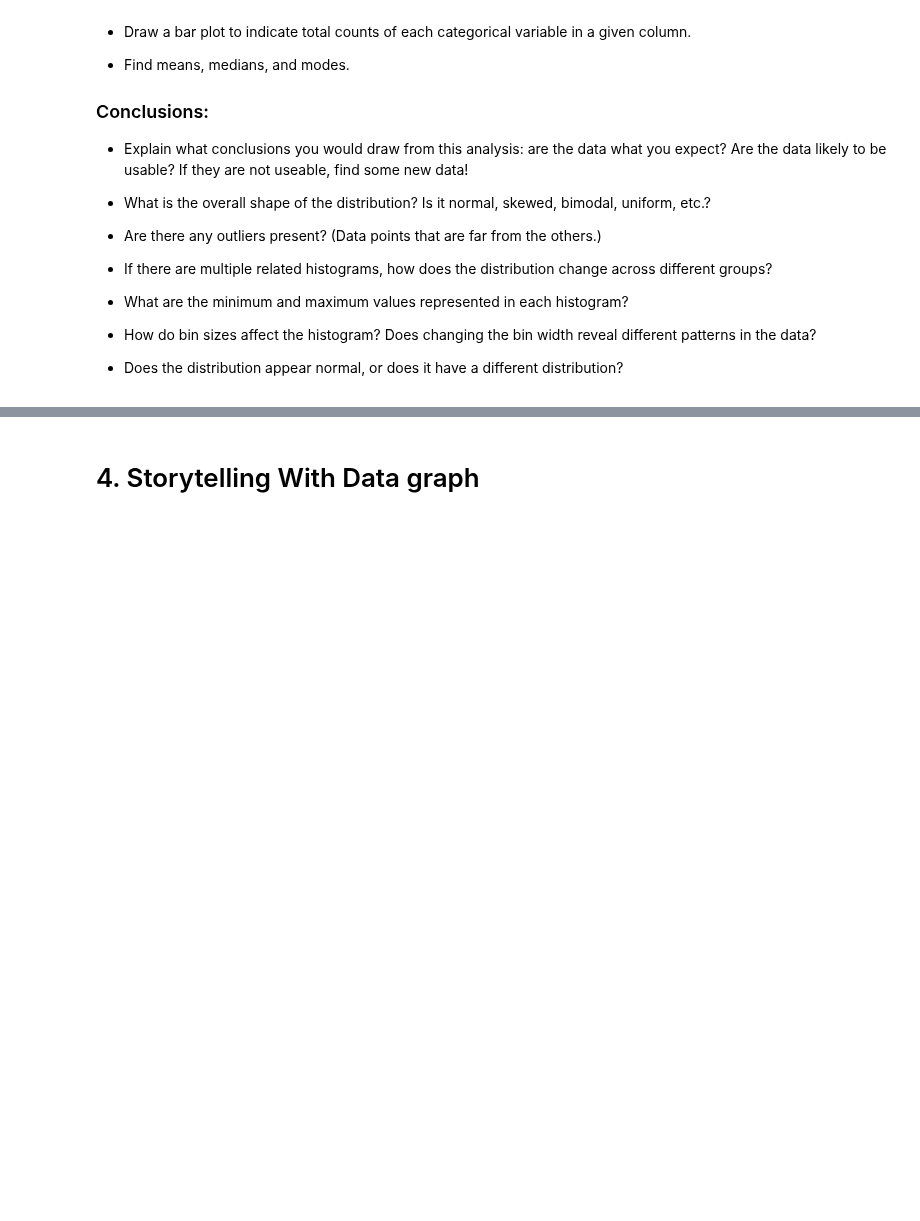
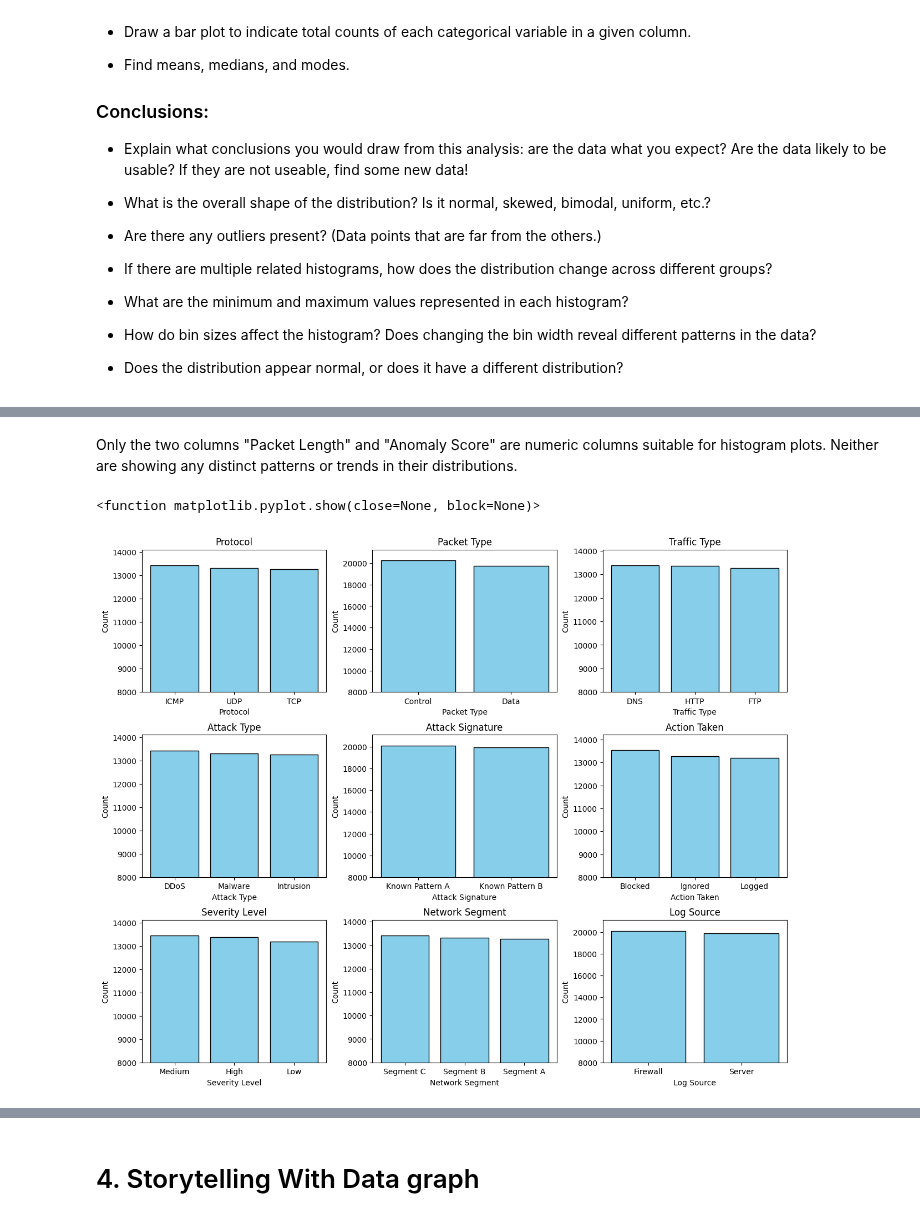
Before and after one commit to alr6qr/2025-spring-B2, a Jupyter notebook: Week4.ipynb, the cells around one changed output, grey strips where cells are left out. Drawn from its saved outputs; the diff is of its cells as text; code cells hidden in the pictures; blank space fills up the shorter version.

```diff
--- a/Week4.ipynb
+++ b/Week4.ipynb
@@ -71,0 +173,27 @@ FileNotFoundError: [Errno 2] No such file or directory: 'Cyber\\ Security\\ Data
+# %% [markdown]
+Only the two columns "Packet Length" and "Anomaly Score" are numeric columns suitable for histogram plots. Neither are showing any distinct patterns or trends in their distributions.
+# %%
+# Categorical Bar Plots
+
+categorical_columns = [
+    'Protocol', 'Packet Type', 'Traffic Type',
+    'Attack Type', 'Attack Signature', 'Action Taken',
+    'Severity Level', 'Network Segment', 'Log Source' ]
+
+fig, axes = plt.subplots(3, 3, figsize=(15, 3 * 4))
+axes = axes.flatten()
+
+for i, column in enumerate(categorical_columns):
+    counts = security_data[column].value_counts()
+    axes[i].bar(counts.index, counts.values, color='skyblue', edgecolor='black')
+    axes[i].set_title(f'{column}')
+    axes[i].set_xlabel(column)
+    axes[i].set_ylabel('Count')
+    axes[i].set_ylim(bottom=8000)
+
+plt.subplots_adjust(hspace=0.3)
+plt.subplots_adjust(wspace=0.25)
+plt.show
+# %% [output]
+<function matplotlib.pyplot.show(close=None, block=None)>
+[figure, added]
```
Also changed, not shown: parts of 15 cells of this notebook.
